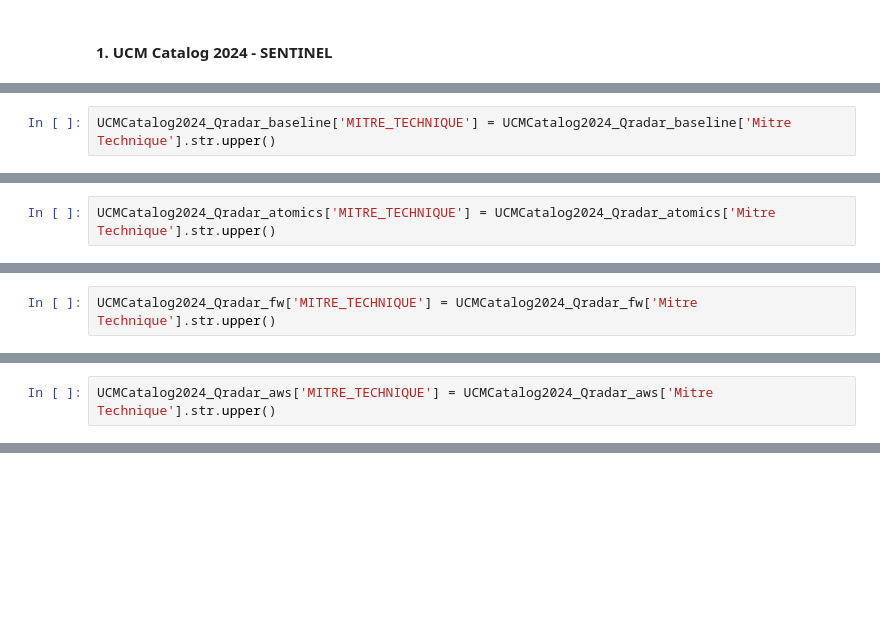
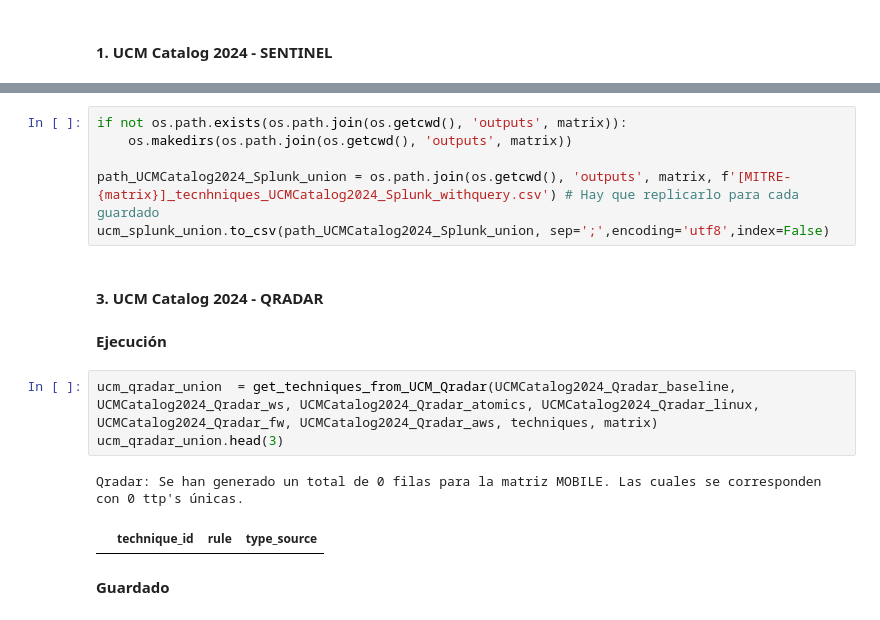
Before and after one commit to cyberauditor-framework/Mitre-Detections-Rules-Framework, a Jupyter notebook: get_ttps_from_CP_files/get_CP_techniques.ipynb, the cells around one changed output, grey strips where cells are left out. Drawn from its saved outputs; the diff is of its cells as text; blank space fills up the shorter version.

```diff
--- a/get_ttps_from_CP_files/get_CP_techniques.ipynb
+++ b/get_ttps_from_CP_files/get_CP_techniques.ipynb
@@ -420,2 +394,0 @@ UCMCatalog2024_Qradar_baseline.head(3)
-# %%
-UCMCatalog2024_Qradar_baseline['MITRE_TECHNIQUE'] = UCMCatalog2024_Qradar_baseline['Mitre Technique'].str.upper()
@@ -458,2 +394,0 @@ UCMCatalog2024_Qradar_atomics.head(3)
-# %%
-UCMCatalog2024_Qradar_atomics['MITRE_TECHNIQUE'] = UCMCatalog2024_Qradar_atomics['Mitre Technique'].str.upper()
@@ -496,2 +394,0 @@ UCMCatalog2024_Qradar_fw.head(3)
-# %%
-UCMCatalog2024_Qradar_fw['MITRE_TECHNIQUE'] = UCMCatalog2024_Qradar_fw['Mitre Technique'].str.upper()
@@ -534,2 +394,0 @@ UCMCatalog2024_Qradar_aws.head(3)
-# %%
-UCMCatalog2024_Qradar_aws['MITRE_TECHNIQUE'] = UCMCatalog2024_Qradar_aws['Mitre Technique'].str.upper()
@@ -641,0 +426,18 @@ UCMCatalog2024_info.to_csv('tecnhniques_UCMCatalog2024_info.csv',sep=';',encodin
+# %%
+if not os.path.exists(os.path.join(os.getcwd(), 'outputs', matrix)):
+    os.makedirs(os.path.join(os.getcwd(), 'outputs', matrix))
+
+path_UCMCatalog2024_Splunk_union = os.path.join(os.getcwd(), 'outputs', matrix, f'[MITRE-{matrix}]_tecnhniques_UCMCatalog2024_Splunk_withquery.csv') # Hay que replicarlo para cada guardado
+ucm_splunk_union.to_csv(path_UCMCatalog2024_Splunk_union, sep=';',encoding='utf8',index=False)
+# %% [markdown]
+#### **3. UCM Catalog 2024 - QRADAR**
+# %% [markdown]
+**Ejecución**
+# %%
+ucm_qradar_union  = get_techniques_from_UCM_Qradar(UCMCatalog2024_Qradar_baseline, UCMCatalog2024_Qradar_ws, UCMCatalog2024_Qradar_atomics, UCMCatalog2024_Qradar_linux, UCMCatalog2024_Qradar_fw, UCMCatalog2024_Qradar_aws, techniques, matrix)
+ucm_qradar_union.head(3)
+# %% [output]
+Qradar: Se han generado un total de 0 filas para la matriz MOBILE. Las cuales se corresponden con 0 ttp's únicas.
+|  | technique_id | rule | type_source |
+# %% [markdown]
+**Guardado**
```
Also changed, not shown: parts of 81 cells of this notebook.
